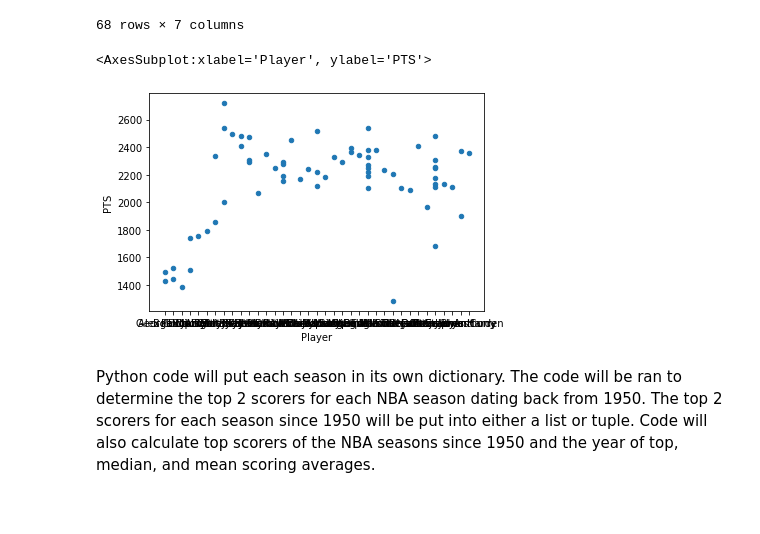
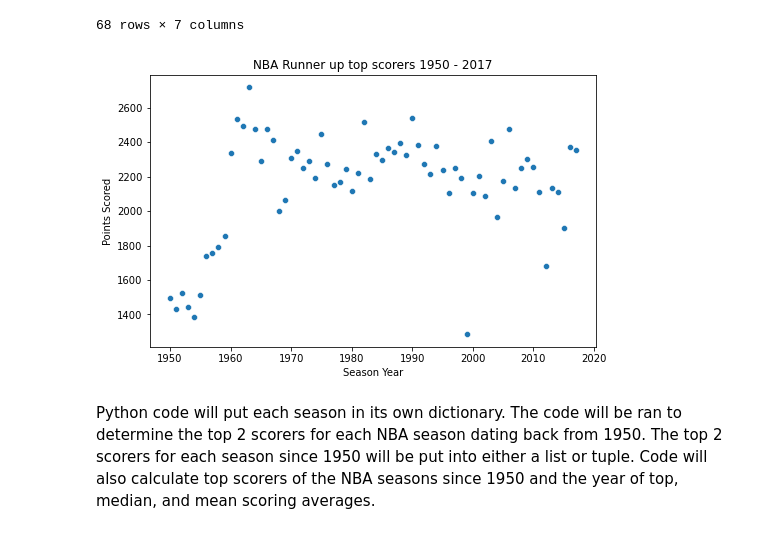
Before and after one commit to timothy7walker/NBA-s-Top-Scorers, a Jupyter notebook: TimothyWalkerNBAbackup.ipynb, the cells around one changed output. Drawn from its saved outputs; the diff is of its cells as text; code cells hidden in the pictures.

```diff
--- a/TimothyWalkerNBAbackup.ipynb
+++ b/TimothyWalkerNBAbackup.ipynb
@@ -347,11 +338,17 @@ topScorers2
 | 23633 | 23633 | 2016 | Stephen Curry | PG | 27 | GSW | 2375 |
 | 24306 | 24306 | 2017 | James Harden | PG | 27 | HOU | 2356 |
 68 rows × 7 columns
-# %%
-topScorers2.plot.scatter(x='Player', y='PTS', rot=0)
-# %% [output]
-<AxesSubplot:xlabel='Player', ylabel='PTS'>
-[figure, removed]
+# %%
+#topScorers2.plot.scatter(x='Player', y='PTS', rot=0)
+
+plt.figure(figsize=(8,5))
+sns.scatterplot(data=topScorers2,x='Year',y='PTS')
+plt.title('NBA Runner up top scorers 1950 - 2017') #title
+plt.xlabel('Season Year') #x label
+plt.ylabel('Points Scored') #y label
+plt.show()
+# %% [output]
+[figure, added]
 # %% [markdown]
 Python code will put each season in its own dictionary. The code will be ran to determine the top 2 scorers for each NBA season dating back from 1950. The top 2 scorers for each season since 1950 will be put into either a list or tuple. Code will also calculate top scorers of the NBA seasons since 1950 and the year of top, median, and mean scoring averages.
 # %% [markdown]
```
Also changed, not shown: parts of 7 cells of this notebook.
